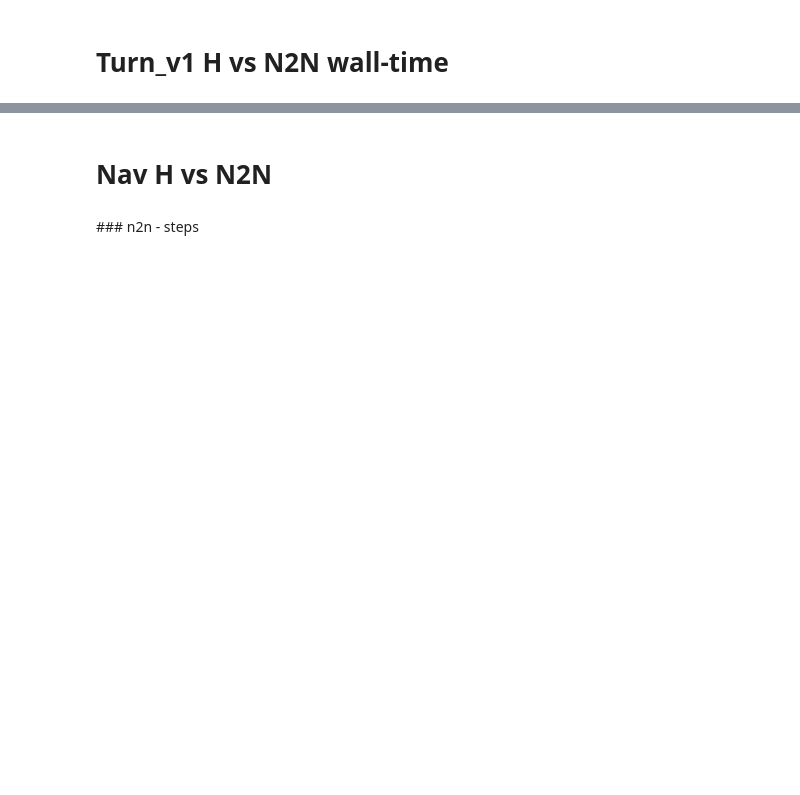
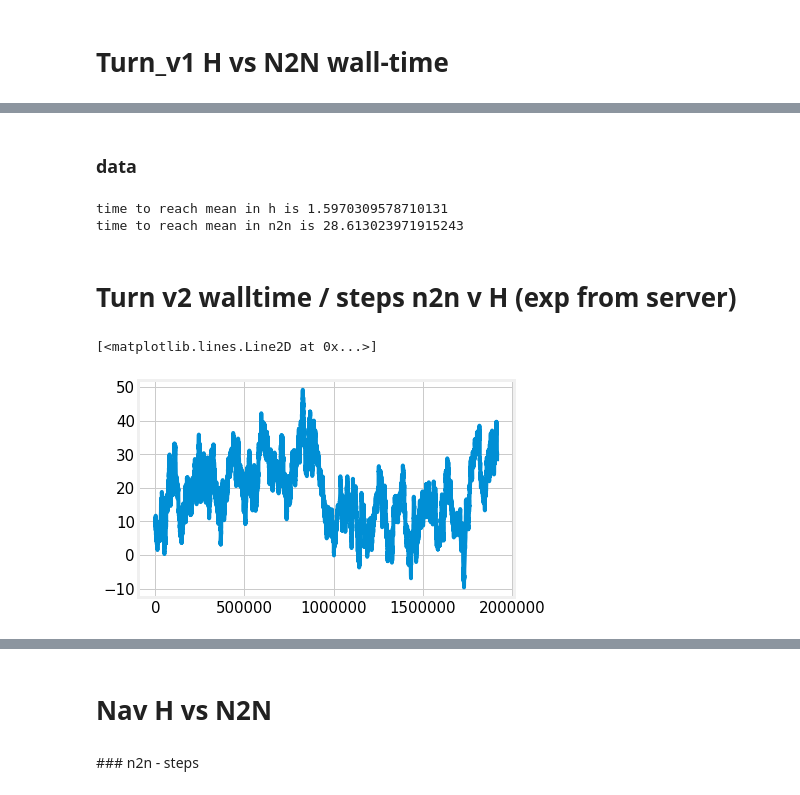
Before and after one commit to NotAnyMike/HRL, a Jupyter notebook: notebooks/Plots.ipynb, the cells around one changed output, grey strips where cells are left out. Cells and saved outputs as stored; diff of their text form; code cells hidden in the pictures; blank space fills up the shorter version.

```diff
--- a/notebooks/Plots.ipynb
+++ b/notebooks/Plots.ipynb
@@ -375 +436,32 @@ plt.xticks([8*i*3600 for i in range(6)],[str(i*8)+"h" for i in range(6)])
 [figure]
+# %% [markdown]
+###  data
+# %%
+convergance = np.mean(h[2][100:])
+print("time to reach mean in h is",h[0][[idx for idx,val in enumerate(h[2]) if val > convergance][0]]/3600)
+#convergance = np.mean(n2n[2][10000:])*0
+print("time to reach mean in n2n is",n2n[0][[idx for idx,val in enumerate(n2n[2]) if val > convergance][0]]/3600)
+# %% [output]
+time to reach mean in h is 1.5970309578710131
+time to reach mean in n2n is 28.613023971915243
+# %% [markdown]
+# Turn v2 walltime / steps n2n v H (exp from server)
+# %%
+t2_h_evn = EventAccumulator("../experiments/235_Turn_H_v2_for_wtime/logs/PPO2_1/")
+t2_n2n_evn   = EventAccumulator("../experiments/234_Turn_n2n_v2_for_wtime/logs/PPO2_1/")
+t2_h_evn.Reload()
+t2_n2n_evn.Reload()
+
+t2_n = list(zip(*t2_n2n_evn.Scalars("episode/episode_reward")))
+t2_h = list(zip(*t2_h_evn.Scalars("episode/episode_reward")))
+
+t2_n[2] = smooth(t2_n[2],.99)
+t2_h[2] = smooth(t2_h[2],.99)
+
+t2_n[0] = [v - t2_n[0][0] for v in t2_n[0]]
+t2_h[0] = [v - t2_h[0][0] for v in t2_h[0]]
+# %%
+plt.plot(t2_h[1],t2_h[2])
+# %% [output]
+[<matplotlib.lines.Line2D at 0x...>]
+[figure, added]
```
Also changed, not shown: parts of 79 cells of this notebook, 5 other files.
